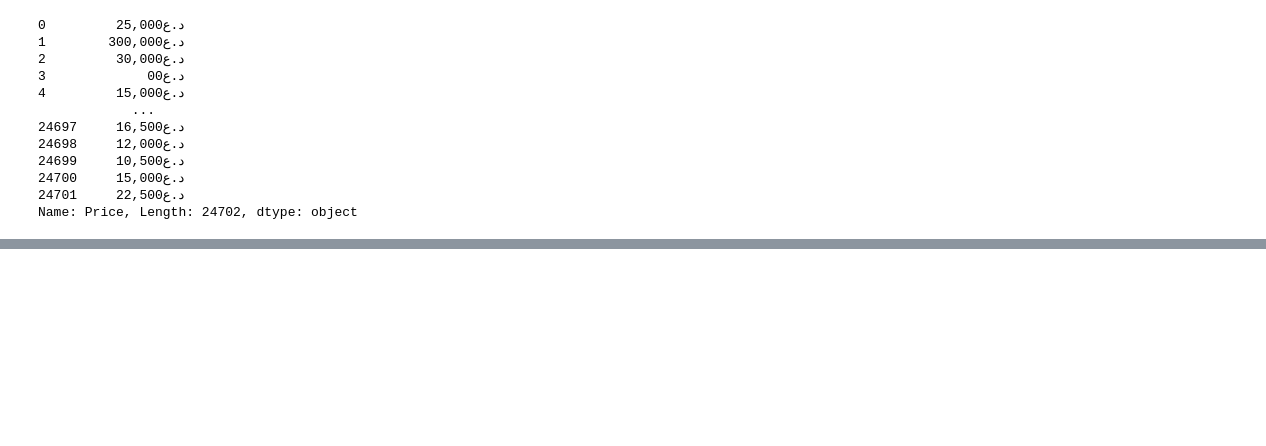
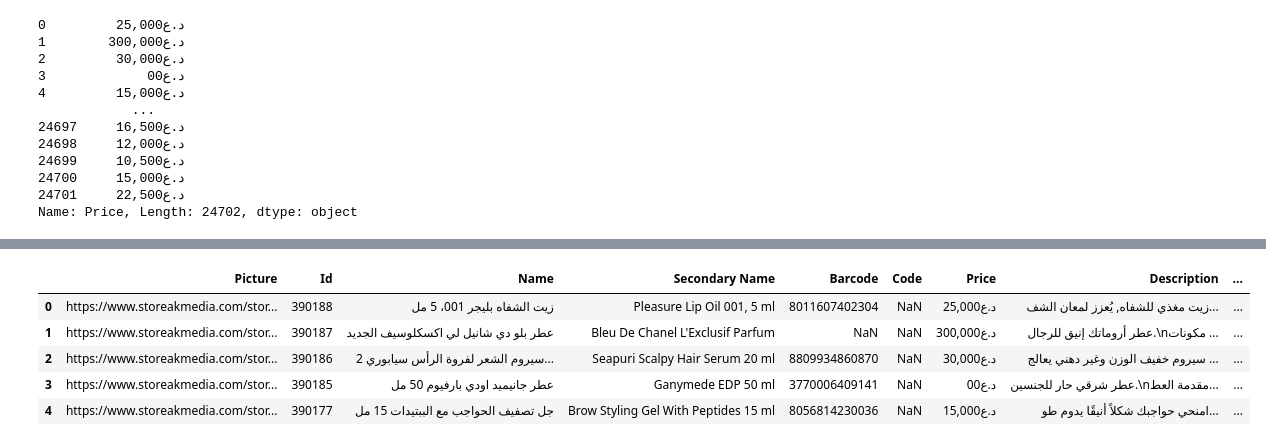
Before and after one commit to Ahmadhumayoun/AdvancePythonClassRepo, a Jupyter notebook: PandasLearning.ipynb, the cells around one changed output, grey strips where cells are left out. Cells and saved outputs as stored; diff of their text form; code cells hidden in the pictures; blank space fills up the shorter version.

```diff
--- a/PandasLearning.ipynb
+++ b/PandasLearning.ipynb
@@ -100,0 +129,9 @@ x =" 25,000د.ع"
+# %%
+dfItems.head()
+# %% [output]
+|  | Picture | Id | Name | Secondary Name | Barcode | Code | Price | Description | ... |
+| 0 | https://www.storeakmedia.com/stor... | 390188 | زيت الشفاه بليجر 001، 5 مل | Pleasure Lip Oil 001, 5 ml | 8011607402304 | NaN | 25,000د.ع | زيت مغذي للشفاه, يُعزز لمعان الشف... | ... |
+| 1 | https://www.storeakmedia.com/stor... | 390187 | عطر بلو دي شانيل لي اكسكلوسيف الجديد | Bleu De Chanel L'Exclusif Parfum | NaN | NaN | 300,000د.ع | عطر أروماتك إنيق للرجال.\nمكونات ... | ... |
+| 2 | https://www.storeakmedia.com/stor... | 390186 | سيروم الشعر لفروة الرأس سيابوري 2... | Seapuri Scalpy Hair Serum 20 ml | 8809934860870 | NaN | 30,000د.ع | سيروم خفيف الوزن وغير دهني يعالج ... | ... |
+| 3 | https://www.storeakmedia.com/stor... | 390185 | عطر جانيميد اودي بارفيوم 50 مل | Ganymede EDP 50 ml | 3770006409141 | NaN | 00د.ع | عطر شرقي حار للجنسين.\nمقدمة العط... | ... |
+| 4 | https://www.storeakmedia.com/stor... | 390177 | جل تصفيف الحواجب مع الببتيدات 15 مل | Brow Styling Gel With Peptides 15 ml | 8056814230036 | NaN | 15,000د.ع | امنحي حواجبك شكلاً أنيقًا يدوم طو... | ... |
```
Also changed, not shown: parts of 20 cells of this notebook, 2 other files.
